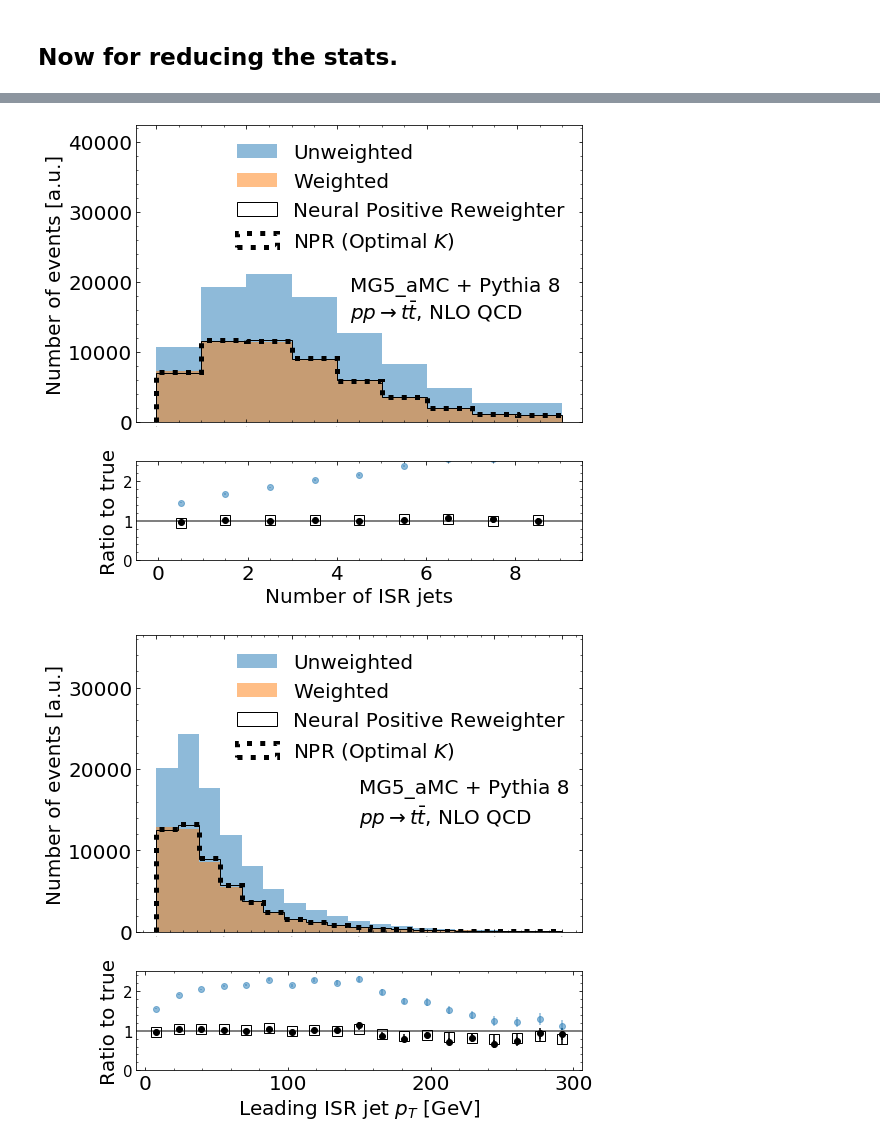
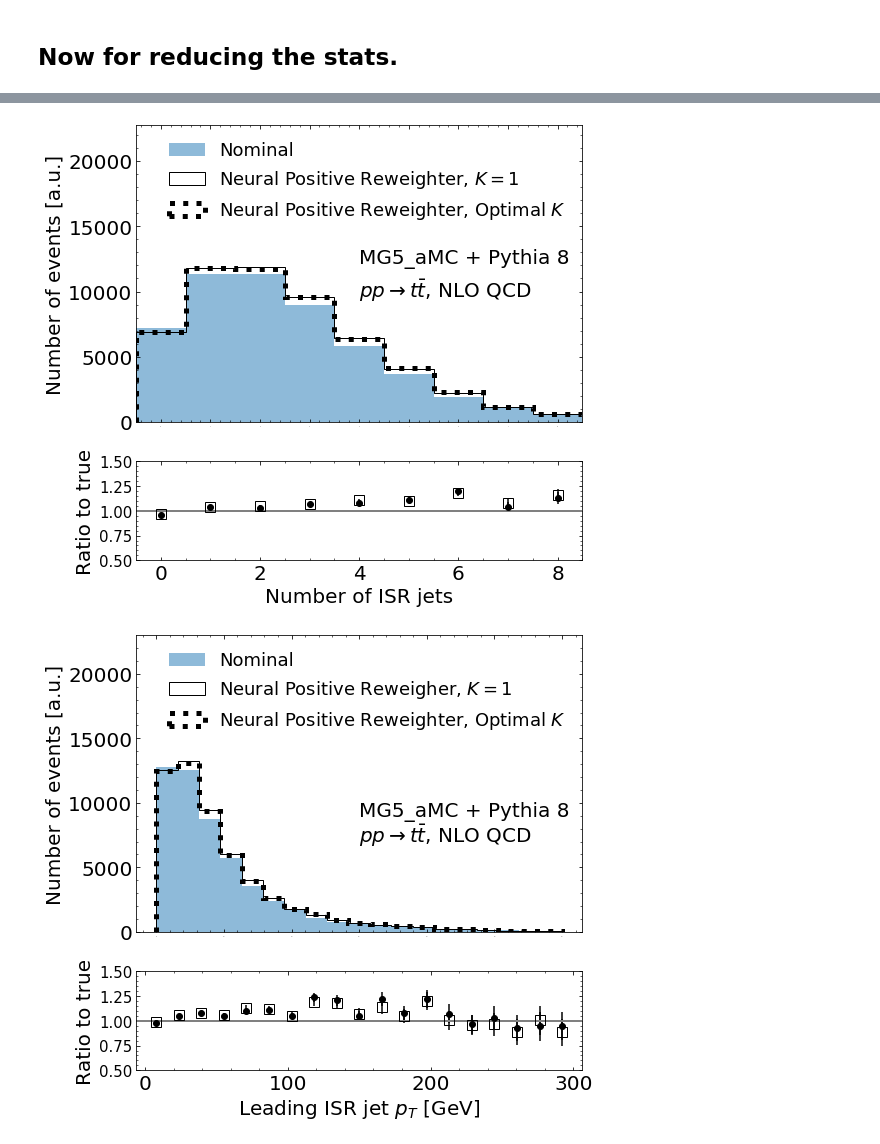
Before and after one commit to bnachman/NeuralPositiveResampler, a Jupyter notebook: TopQuarksExample.ipynb, the cells around one changed output, grey strips where cells are left out. Saved outputs shown, nothing was run; the diff lists cells and outputs as text; code cells hidden in the pictures.

```diff
--- a/TopQuarksExample.ipynb
+++ b/TopQuarksExample.ipynb
@@ -494,0 +517,2 @@ plt.savefig("wisrpt.pdf",bbox_inches='tight')
+# %%
+myhistory_1D_MSE = model_MSE.fit(XX_train_MSE, YY_train_MSE, sample_weight=WW_train_MSE,epochs=100, validation_data=(XX_val_MSE, YY_val_MSE, WW_val_MSE), batch_size=256,verbose=1)
@@ -494,0 +543,18 @@ plt.savefig("wisrpt.pdf",bbox_inches='tight')
+# %%
+predicted_w_MSE = model_MSE.predict(XX_val_MSE[YY_val_MSE==0])
+myw_MSE = predicted_w_MSE / (1.-predicted_w_MSE)
+# %%
+keepprobs_MSE = myw_MSE**2
+for i in range(len(keepprobs_MSE)):
+    if (keepprobs_MSE[i] > 1.):
+        keepprobs_MSE[i]=1.
+        pass
+    pass
+keep_MSE = np.random.binomial(1,keepprobs_MSE)
+neweights_MSE = []
+newxvals1_MSE = []
+for i in range(len(keep_MSE)):
+    if (keep_MSE[i]==1):
+        neweights_MSE+=[1./(0.00001+myw_MSE[i])]
+        newxvals1_MSE+=[XX_val_MSE[YY_val_MSE==0][i]]
+    pass
@@ -774,45 +873,47 @@ ax0 = plt.subplot(gs[0])
 ax0.yaxis.set_ticks_position('both')
 ax0.xaxis.set_ticks_position('both')
 ax0.tick_params(direction="in",which="both")
 plt.xticks(fontsize=20)
 plt.yticks(fontsize=20)
 ax0.minorticks_on()
 
 plt.xlabel(r"",fontsize=20)
 plt.ylabel(r"Number of events [a.u.]",fontsize=20)
 plt.locator_params(axis='y', nbins=6)
 
-myn,bmjj,_=plt.hist(nnonbjetsf[Yf_val[:,0]==0],bins=range(10),alpha=0.5,density=False,label="Unweighted")
-myn2,_,_=plt.hist(nnonbjetsf[Yf_val[:,0]==0],bins=range(10),weights=Wf_val[Yf_val[:,0]==0],alpha=0.5,density=False,label="Weighted")
-myn3,_,_=plt.hist(nnonbjetsf[Yf_val[:,0]==0],bins=range(10),weights=learned_weightsf[Yf_val[:,0]==0],histtype="step",density=False,label="Neural Positive Reweighter",color="black")
-myn4,_,_=plt.hist(newxvals2,bins=range(10),weights=neweights,histtype="step",density=False,label=r"NPR (Optimal $K$)",color="black",ls=":",linewidth=5)
-plt.legend(frameon=False,fontsize=20)
+#myn,bmjj,_=plt.hist(nnonbjetsf[Yf_val[:,0]==0],bins=range(10),alpha=0.5,density=False,label="Unweighted")
+myn2,bmjj,_=plt.hist(nnonbjetsf[Yf_val[:,0]==0],bins=np.array(range(10))-0.5,weights=Wf_val[Yf_val[:,0]==0],alpha=0.5,density=False,label="Nominal")
+myn3,_,_=plt.hist(nnonbjetsf[Yf_val[:,0]==0],bins=np.array(range(10))-0.5,weights=learned_weightsf[Yf_val[:,0]==0],histtype="step",density=False,label="Neural Positive Reweighter, $K=1$",color="black")
+myn4,_,_=plt.hist(newxvals2,bins=np.array(range(10))-0.5,weights=neweights,histtype="step",density=False,label=r"Neural Positive Reweighter, Optimal $K$",color="black",ls=":",linewidth=5)
+
+plt.legend(frameon=False,fontsize=18)
 plt.xticks(fontsize=0)
+plt.xlim(-0.5,8.5)
 
-plt.ylim([0,max(myn)*2.])
-plt.text(4.3,max(myn)*0.88,"MG5_aMC + Pythia 8",fontsize=20)
-plt.text(4.3,max(myn)*0.7,r"$pp \rightarrow t\bar{t}$, NLO QCD",fontsize=20)
+plt.ylim([0,max(myn2)*2.])
+plt.text(4.,max(myn2)*1.07,"MG5_aMC + Pythia 8",fontsize=20)
+plt.text(4.,max(myn2)*0.85,r"$pp \rightarrow t\bar{t}$, NLO QCD",fontsize=20)
 
 ax1 = plt.subplot(gs[1])
 ax1.yaxis.set_ticks_position('both')
 ax1.xaxis.set_ticks_position('both')
 ax1.tick_params(direction="in",which="both")
 ax1.minorticks_on()
 plt.locator_params(axis='x', nbins=6)
 plt.xlabel(r"Number of ISR jets",fontsize=20)
 plt.ylabel("Ratio to true",fontsize=20)
 plt.xticks(fontsize=20)
 plt.yticks(fontsize=15)
 plt.axhline(y=1,linewidth=2, color='gray')
 plt.errorbar(0.5*(bmjj[1:]+bmjj[:-1]),myn3/myn2,yerr=(myn3+myn2)**0.5/myn2,color='black',fmt='s',fillstyle="none",markersize=10)
 plt.errorbar(0.5*(bmjj[1:]+bmjj[:-1]),myn4/myn2,yerr=(myn4+myn2)**0.5/myn2,color='black',fmt="o")
-plt.errorbar(0.5*(bmjj[1:]+bmjj[:-1]),myn/myn2,yerr=(myn+myn2)**0.5/myn2,color='#1f77b4',fmt='o',alpha=0.5)
-plt.ylim(0.,2.5)
-plt.xlim(-0.5,9.5)
+#plt.errorbar(0.5*(bmjj[1:]+bmjj[:-1]),myn/myn2,yerr=(myn+myn2)**0.5/myn2,color='#1f77b4',fmt='o',alpha=0.5)
+plt.ylim(0.5,1.5)
+plt.xlim(-0.5,8.5)
 
 plt.savefig("ISRnjets_full_withk.pdf",bbox_inches='tight')
 # %% [output]
-[figure, old version]
+[figure, new version]
 # %%
 fig = plt.figure(figsize=(8, 8))
 gs = gridspec.GridSpec(2, 1, height_ratios=[3,1])
@@ -828,16 +929,16 @@ plt.xlabel(r"",fontsize=20)
 plt.ylabel(r"Number of events [a.u.]",fontsize=20)
 plt.locator_params(axis='y', nbins=6)
 
-myn,bmjj,_=plt.hist(pTsISRf[Yf_val[:,0]==0],bins=np.linspace(0,300,20),alpha=0.5,density=False,label="Unweighted")
-myn2,_,_=plt.hist(pTsISRf[Yf_val[:,0]==0],bins=np.linspace(0,300,20),weights=Wf_val[Yf_val[:,0]==0],alpha=0.5,density=False,label="Weighted")
-myn3,_,_=plt.hist(pTsISRf[Yf_val[:,0]==0],bins=np.linspace(0,300,20),weights=learned_weightsf[Yf_val[:,0]==0],histtype="step",density=False,label="Neural Positive Reweighter",color="black")
-myn4,_,_=plt.hist(newxvals1,bins=np.linspace(0,300,20),weights=neweights,histtype="step",density=False,label=r"NPR (Optimal $K$)",color="black",ls=":",linewidth=5)
-plt.legend(frameon=False,fontsize=20)
+#myn,bmjj,_=plt.hist(pTsISRf[Yf_val[:,0]==0],bins=np.linspace(0,300,20),alpha=0.5,density=False,label="Unweighted")
+myn2,bmjj,_=plt.hist(pTsISRf[Yf_val[:,0]==0],bins=np.linspace(0,300,20),weights=Wf_val[Yf_val[:,0]==0],alpha=0.5,density=False,label="Nominal")
+myn3,_,_=plt.hist(pTsISRf[Yf_val[:,0]==0],bins=np.linspace(0,300,20),weights=learned_weightsf[Yf_val[:,0]==0],histtype="step",density=False,label=r"Neural Positive Reweigher, $K=1$",color="black")
+myn4,_,_=plt.hist(newxvals1,bins=np.linspace(0,300,20),weights=neweights,histtype="step",density=False,label=r"Neural Positive Reweighter, Optimal $K$",color="black",ls=":",linewidth=5)
+plt.legend(frameon=False,fontsize=18)
 plt.xticks(fontsize=0)
 
-plt.ylim([0,max(myn)*1.5])
-plt.text(150,max(myn)*0.7,"MG5_aMC + Pythia 8",fontsize=20)
-plt.text(150,max(myn)*0.55,r"$pp \rightarrow t\bar{t}$, NLO QCD",fontsize=20)
+plt.ylim([0,max(myn2)*1.8])
+plt.text(150,max(myn2)*0.7,"MG5_aMC + Pythia 8",fontsize=20)
+plt.text(150,max(myn2)*0.55,r"$pp \rightarrow t\bar{t}$, NLO QCD",fontsize=20)
 
 ax1 = plt.subplot(gs[1])
 ax1.yaxis.set_ticks_position('both')
@@ -852,13 +953,13 @@ plt.yticks(fontsize=15)
 plt.axhline(y=1,linewidth=2, color='gray')
 plt.errorbar(0.5*(bmjj[1:]+bmjj[:-1]),myn3/myn2,yerr=(myn3+myn2)**0.5/myn2,color='black',fmt='s',fillstyle="none",markersize=10)
 plt.errorbar(0.5*(bmjj[1:]+bmjj[:-1]),myn4/myn2,yerr=(myn4+myn2)**0.5/myn2,color='black',fmt="o")
-plt.errorbar(0.5*(bmjj[1:]+bmjj[:-1]),myn/myn2,yerr=(myn+myn2)**0.5/myn2,color='#1f77b4',fmt='o',alpha=0.5)
-plt.ylim(0.,2.5)
+#plt.errorbar(0.5*(bmjj[1:]+bmjj[:-1]),myn/myn2,yerr=(myn+myn2)**0.5/myn2,color='#1f77b4',fmt='o',alpha=0.5)
+plt.ylim(0.5,1.5)
 #plt.xlim(-0.5,9.5)
 
 plt.savefig("ISRpT_full_withk.pdf",bbox_inches='tight')
 # %% [output]
-[figure, old version]
+[figure, new version]
 # %%
 neweights = np.array(neweights)
 # %%
```
Also changed, not shown: parts of 35 cells of this notebook.
